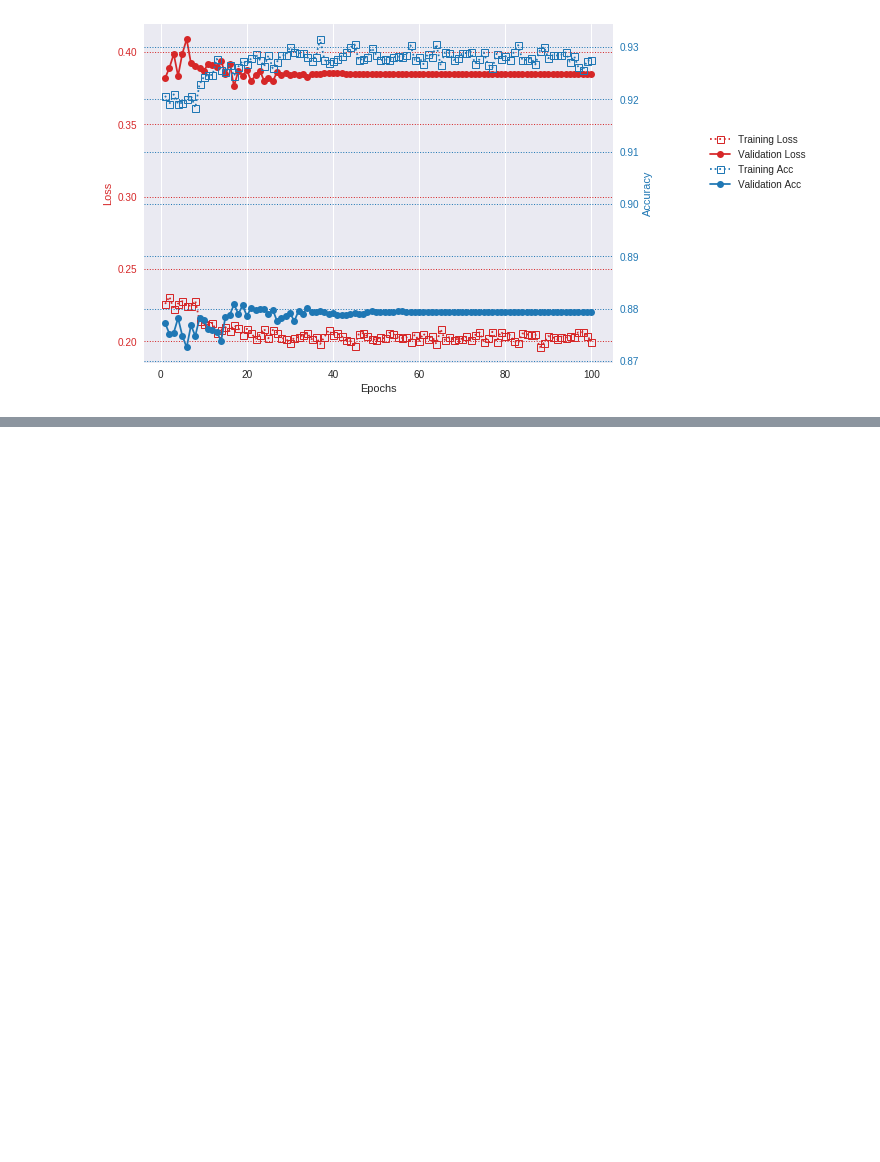
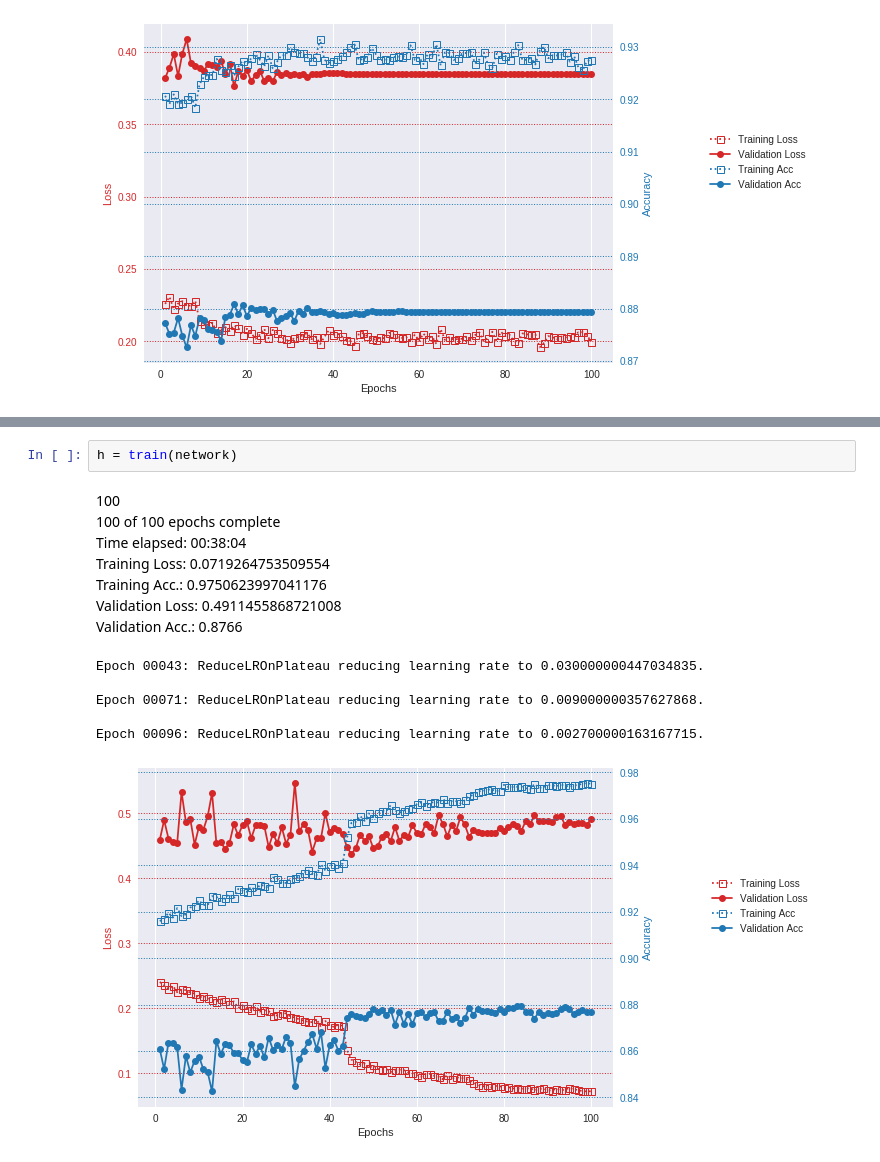
Before and after one commit to algo74/MLCourse, a Jupyter notebook: HW2/HW2_file5.ipynb, the cells around one changed output, grey strips where cells are left out. Saved outputs shown, nothing was run; the diff lists cells and outputs as text; blank space fills up the shorter version.

```diff
--- a/HW2/HW2_file5.ipynb
+++ b/HW2/HW2_file5.ipynb
@@ -274,0 +329,16 @@ Probably even more deeper network will produce better results
+# %%
+h = train(network)
+# %% [output]
+100
+100 of 100 epochs complete
+Time elapsed: 00:38:04
+Training Loss: 0.0719264753509554
+Training Acc.: 0.9750623997041176
+Validation Loss: 0.4911455868721008
+Validation Acc.: 0.8766
+Epoch 00043: ReduceLROnPlateau reducing learning rate to 0.030000000447034835.
+
+Epoch 00071: ReduceLROnPlateau reducing learning rate to 0.009000000357627868.
+
+Epoch 00096: ReduceLROnPlateau reducing learning rate to 0.002700000163167715.
+[figure, added]
```
Also changed, not shown: parts of 5 cells of this notebook.
